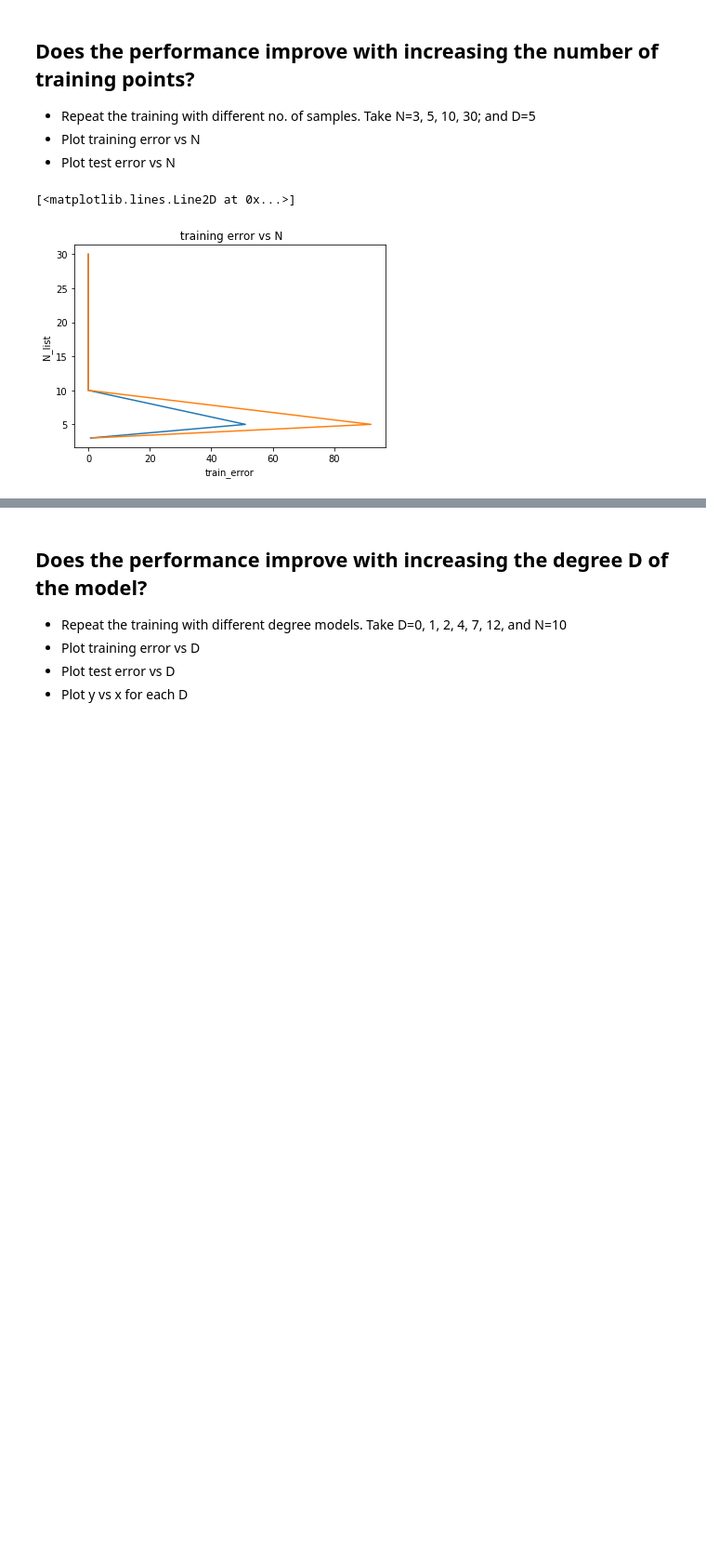
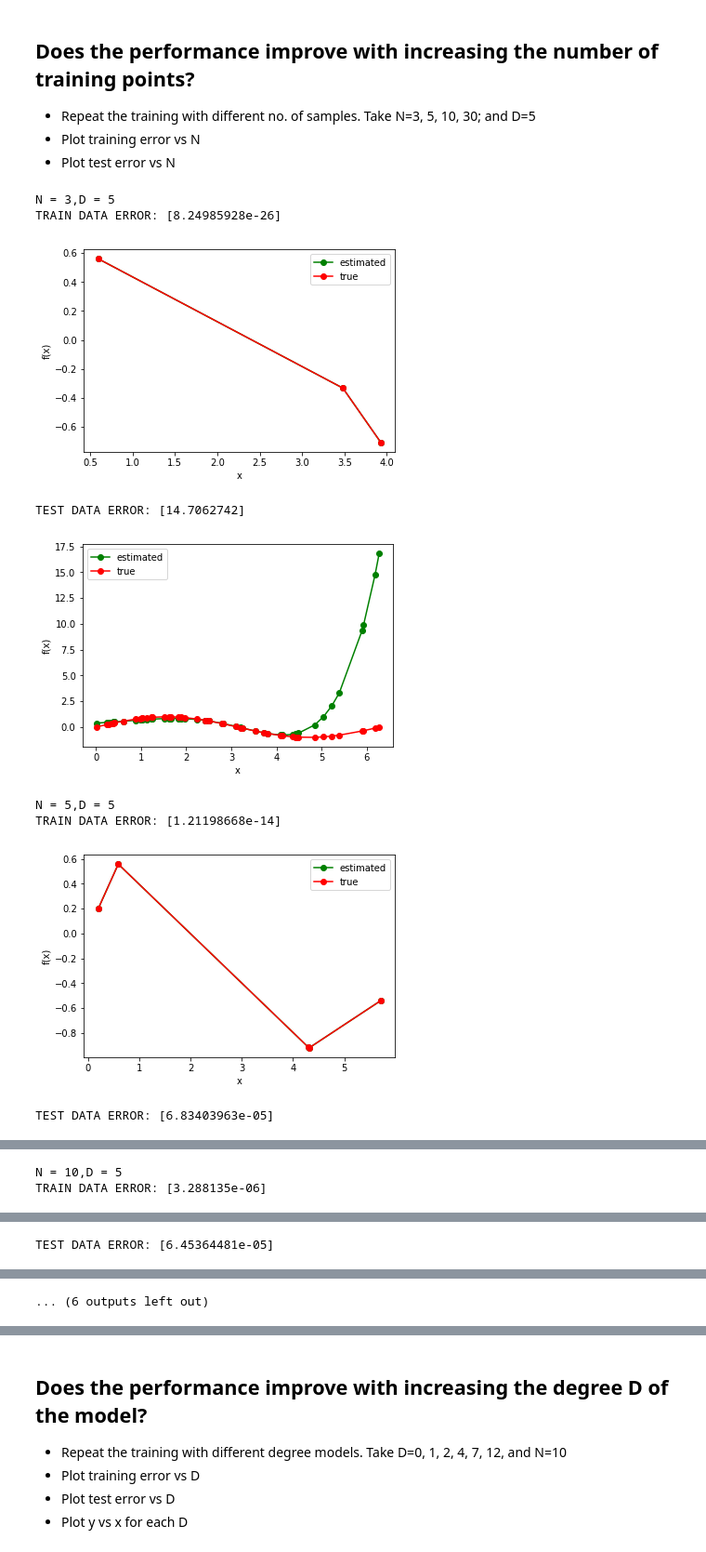
Before and after one commit to sonudk/Introduction_to_AI_and_IoT-, a Jupyter notebook: BHAKTI_TIME_linearData_sine_f_online_GD.ipynb, the cells around one changed output, grey strips where cells are left out. Shown at 93% size. Saved outputs shown, nothing was run; the diff lists cells and outputs as text; code cells hidden in the pictures; blank space fills up the shorter version.

```diff
--- a/BHAKTI_TIME_linearData_sine_f_online_GD.ipynb
+++ b/BHAKTI_TIME_linearData_sine_f_online_GD.ipynb
@@ -121,7 +123,10 @@ def train_w(A, yd):
         w: np vector of shape (D+1,)
     '''
     # YOUR CODE HERE
-    w = np.dot(np.dot(np.linalg.inv(np.dot(A.T,A)),A.T),yd)
+    if yd.shape[0]>(A.shape[1]-1):
+      w = np.dot(np.dot(np.linalg.inv(np.dot(A.T,A)),A.T),yd)
+    else:
+      w = np.dot(np.dot(A.T,np.linalg.inv(np.dot(A,A.T))),yd)
     return w
 # %%
 '''Testing'''
@@ -228,12 +233,12 @@ def trainModel(N, D):
     x,yd=generateX_fx(N)
     A=createA(x,D)
     w=train_w(A, yd)
-    y=predict_y(w, x)
-    eta=1e-25
+    #y=predict_y(w, x)
+    '''eta=1e-25
     for i in range(A.shape[0]):
       for j in range(D+1):
         w[j]=w[j]+eta*(2/N)*(yd[i] - y[i])*(x[i]**j)
-
+        '''
     y=predict_y(w, x)
     mse=compute_mse(y, yd)
 
@@ -326,23 +331,37 @@ Test passed 👍
 - Plot test error vs N
 # %%
 N_list=[3,5,10,30]
+Ntest=50
 import matplotlib.pyplot as plt
 D=5
 train_error=[]
 test_error=[]
 for i in N_list:
   x, y, yd, w, mse=trainModel(i,D)
+  title = 'N = %d,D = %d'%(i,D)
+  print(title)
+  print('TRAIN DATA ERROR:',mse)
+  #print('Model Parameters:' N = i, D = 5)
+  plotModel(x,y,yd)
+
   train_error.append(mse)
 
-  x, y, yd, mse=testModel(i,w)
+  x, y, yd, mse=testModel(Ntest,w)### look here we test for ' i ' but we test it for Ntest always
+  print('TEST DATA ERROR:',mse)
+  plotModel(x,y,yd)# why it is not taking title as input shows this error##plotModel() takes 3 positional arguments but 4 were given##
   test_error.append(mse)
-plt.plot(train_error,N_list)
 
 
-plt.xlabel('train_error')
-plt.ylabel('N_list')
-plt.title(' training error vs N')
-plt.plot(test_error,N_list)
+plt.plot(N_list,train_error,'go-')
+
+plt.plot(N_list,test_error,'red')
 # %% [output]
-[<matplotlib.lines.Line2D at 0x...>]
+N = 3,D = 5
+TRAIN DATA ERROR: [8.24985928e-26]
-[figure, old version]
+[figure, new version]
+TEST DATA ERROR: [14.7062742]
+[figure, added]
+N = 5,D = 5
+TRAIN DATA ERROR: [1.21198668e-14]
+[figure, added]
+TEST DATA ERROR: [6.83403963e-05]
@@ -348,0 +369,2 @@ plt.plot(test_error,N_list)
+N = 10,D = 5
+TRAIN DATA ERROR: [3.288135e-06]
@@ -348,0 +372 @@ plt.plot(test_error,N_list)
+TEST DATA ERROR: [6.45364481e-05]
@@ -348,0 +374 @@ plt.plot(test_error,N_list)
+... (6 outputs left out)
```
Also changed, not shown: parts of 8 cells of this notebook.
